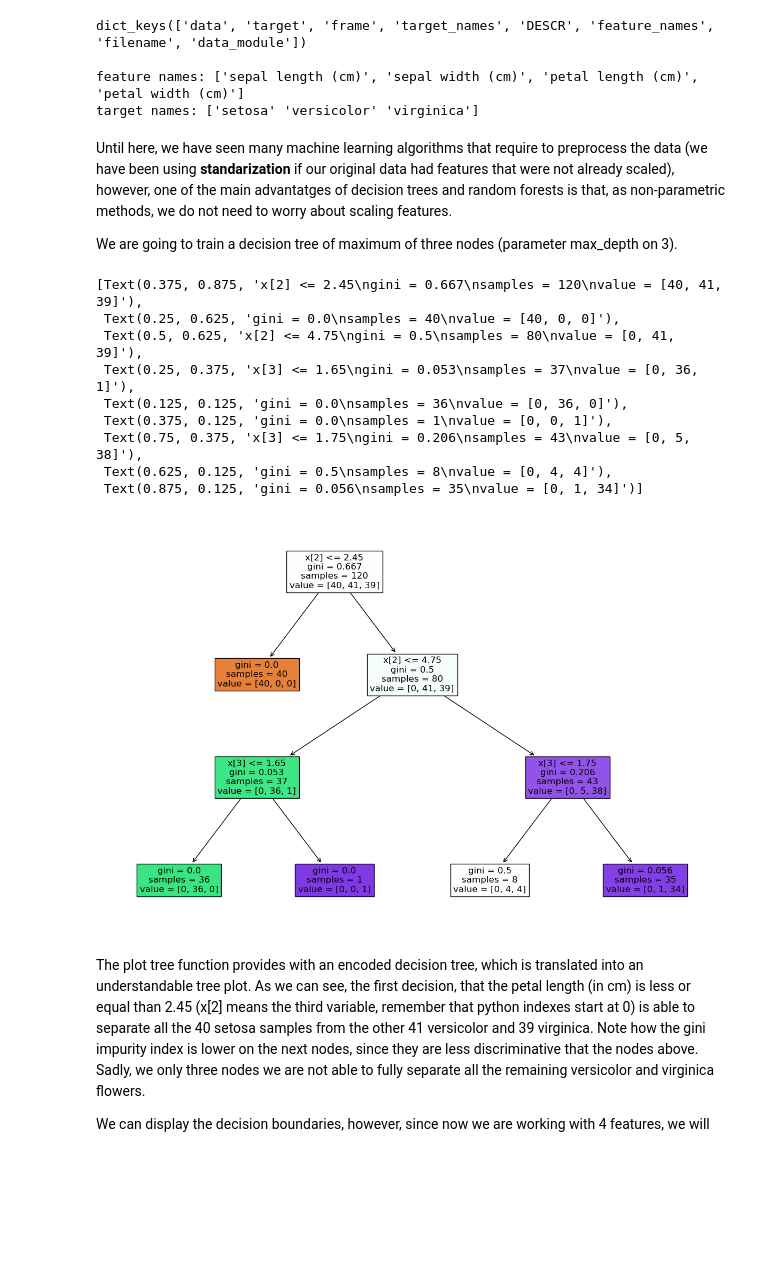
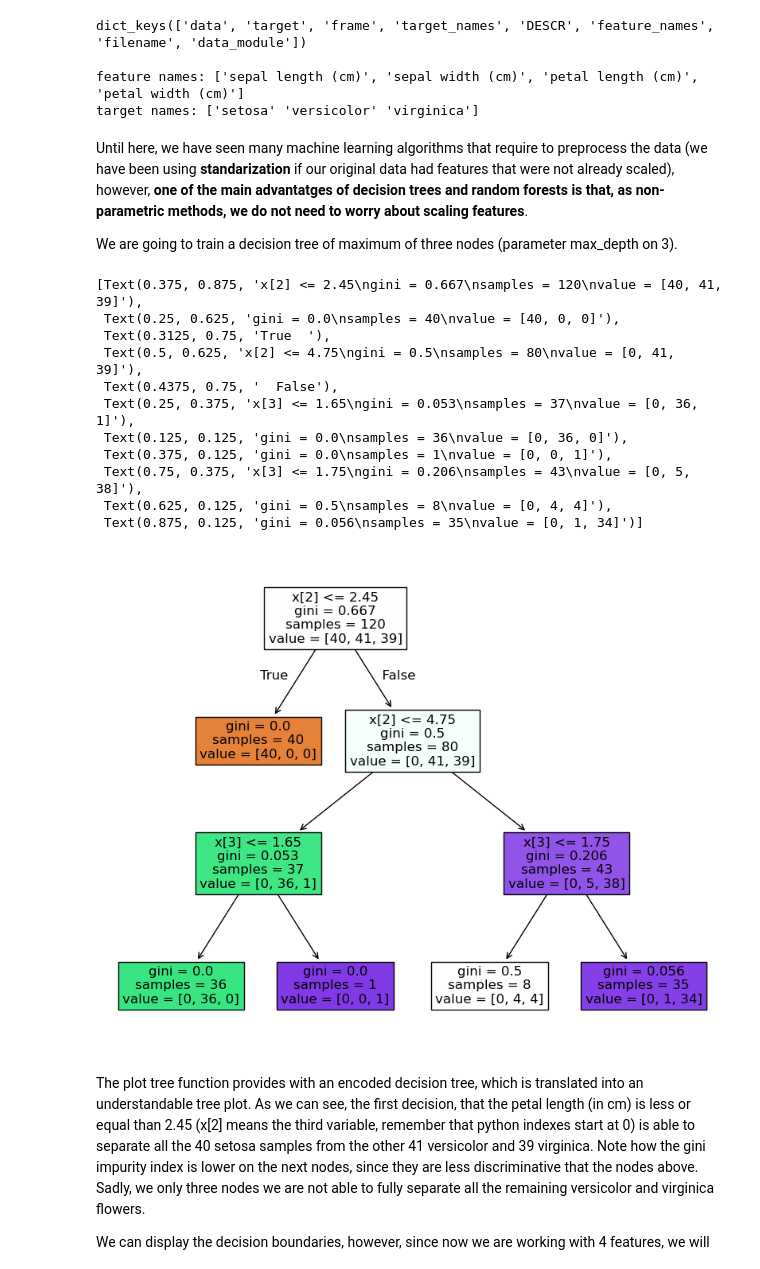
Before and after one commit to mirodriguezgal/MSc_Omics_Uvic_MachineLearning, a Jupyter notebook: 4_Basic_Supervised_Classification.ipynb, the cells around one changed output. Drawn from its saved outputs; the diff is of its cells as text; code cells hidden in the pictures; blank space fills up the shorter version.

```diff
--- a/4_Basic_Supervised_Classification.ipynb
+++ b/4_Basic_Supervised_Classification.ipynb
@@ -761,36 +844,39 @@ dict_keys(['data', 'target', 'frame', 'target_names', 'DESCR', 'feature_names',
 feature names: ['sepal length (cm)', 'sepal width (cm)', 'petal length (cm)', 'petal width (cm)']
 target names: ['setosa' 'versicolor' 'virginica']
 # %% [markdown]
-Until here, we have seen many machine learning algorithms that require to preprocess the data (we have been using **standarization** if our original data had features that were not already scaled), however, one of the main advantatges of decision trees and random forests is that, as non-parametric methods, we do not need to worry about scaling features.
+Until here, we have seen many machine learning algorithms that require to preprocess the data (we have been using **standarization** if our original data had features that were not already scaled), however, **one of the main advantatges of decision trees and random forests is that, as non-parametric methods, we do not need to worry about scaling features**.
 
 We are going to train a decision tree of maximum of three nodes (parameter max_depth on 3).
 # %%
+from matplotlib import pyplot as plt
 from sklearn.tree import DecisionTreeClassifier
 from sklearn.tree import plot_tree
 
 X_train, X_test, y_train, y_test = train_test_split(X, y, test_size=0.2, random_state=42)
 
 # We can skip the standarization step
 # scaler = StandardScaler()
 # X_train = scaler.fit_transform(X_train)
 # X_test = scaler.transform(X_test)
 
 decision_tree = DecisionTreeClassifier(criterion='gini', max_depth=3, random_state=42)
 decision_tree.fit(X_train, y_train)
 
-plt.figure(figsize=(15,10))
+plt.figure(figsize=(10, 8))
 plot_tree(decision_tree, fontsize=12, filled=True)
 # %% [output]
 [Text(0.375, 0.875, 'x[2] <= 2.45\ngini = 0.667\nsamples = 120\nvalue = [40, 41, 39]'),
  Text(0.25, 0.625, 'gini = 0.0\nsamples = 40\nvalue = [40, 0, 0]'),
+ Text(0.3125, 0.75, 'True  '),
  Text(0.5, 0.625, 'x[2] <= 4.75\ngini = 0.5\nsamples = 80\nvalue = [0, 41, 39]'),
+ Text(0.4375, 0.75, '  False'),
  Text(0.25, 0.375, 'x[3] <= 1.65\ngini = 0.053\nsamples = 37\nvalue = [0, 36, 1]'),
  Text(0.125, 0.125, 'gini = 0.0\nsamples = 36\nvalue = [0, 36, 0]'),
  Text(0.375, 0.125, 'gini = 0.0\nsamples = 1\nvalue = [0, 0, 1]'),
  Text(0.75, 0.375, 'x[3] <= 1.75\ngini = 0.206\nsamples = 43\nvalue = [0, 5, 38]'),
  Text(0.625, 0.125, 'gini = 0.5\nsamples = 8\nvalue = [0, 4, 4]'),
  Text(0.875, 0.125, 'gini = 0.056\nsamples = 35\nvalue = [0, 1, 34]')]
-[figure, old version]
+[figure, new version]
 # %% [markdown]
 The plot tree function provides with an encoded decision tree, which is translated into an understandable tree plot. As we can see, the first decision, that the petal length (in cm) is less or equal than 2.45 (x[2] means the third variable, remember that python indexes start at 0) is able to separate all the 40 setosa samples from the other 41 versicolor and 39 virginica. Note how the gini impurity index is lower on the next nodes, since they are less discriminative that the nodes above. Sadly, we only three nodes we are not able to fully separate all the remaining versicolor and virginica flowers.
 
```
Also changed, not shown: parts of 45 cells of this notebook, 1 other file.
